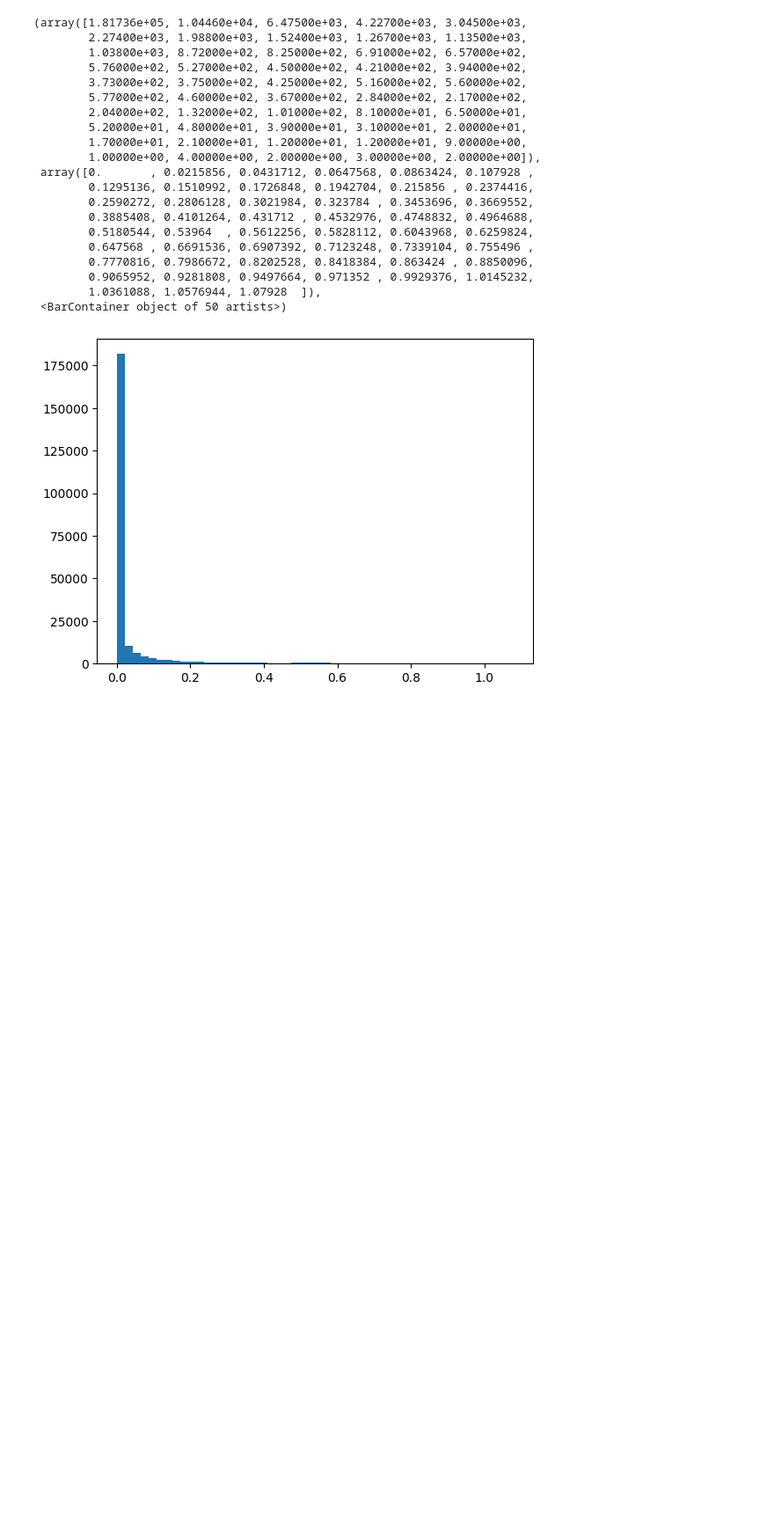
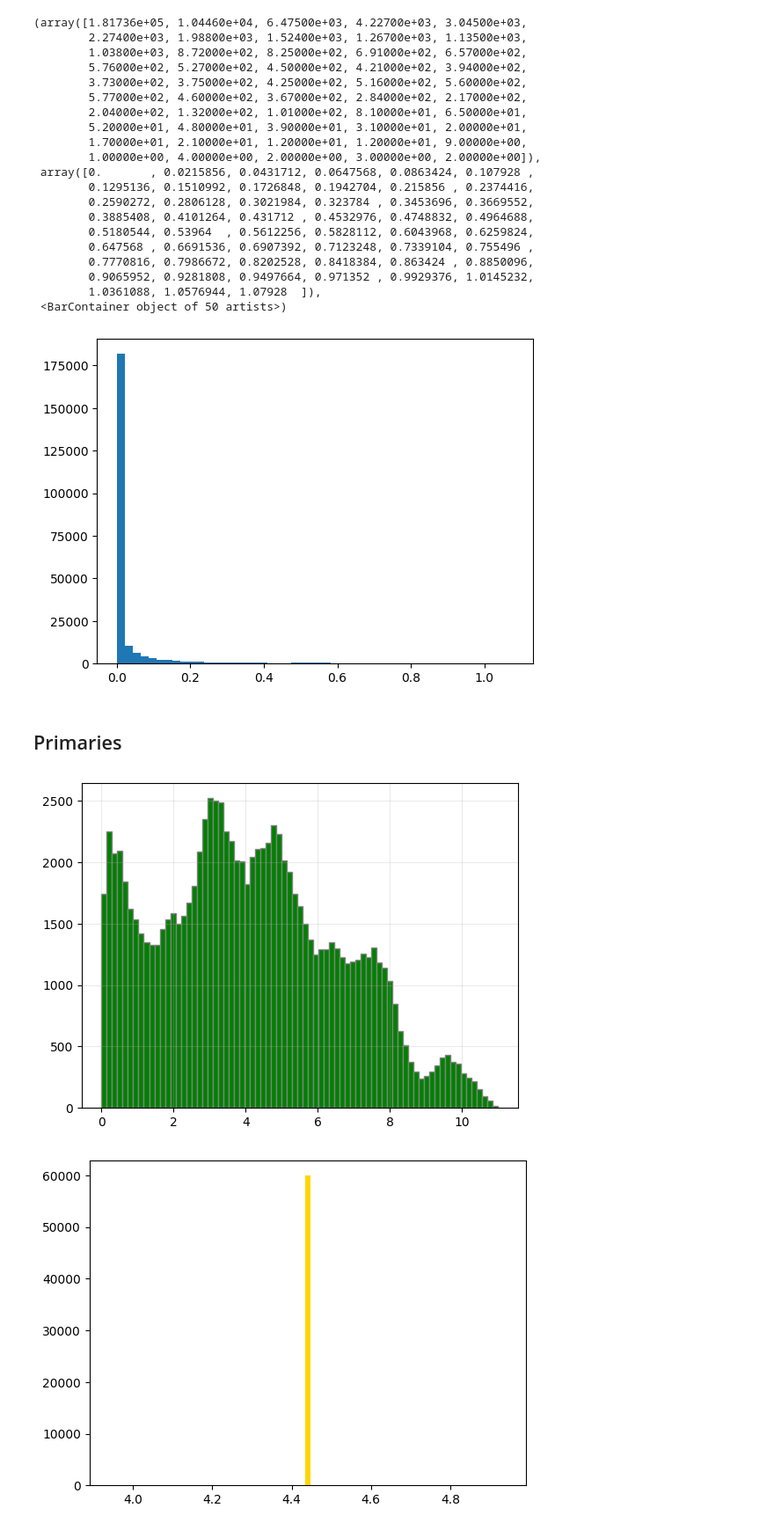
Before and after one commit to nhargy/Phoenix, a Jupyter notebook: Analysis/notebooks/overview.ipynb, the cells around one changed output. Shown at 88% size. Drawn from its saved outputs; the diff is of its cells as text; code cells hidden in the pictures; blank space fills up the shorter version.

```diff
--- a/Analysis/notebooks/overview.ipynb
+++ b/Analysis/notebooks/overview.ipynb
@@ -289,3 +369,29 @@ plt.hist(edep_arr, bins = 50)
         1.0361088, 1.0576944, 1.07928  ]),
  <BarContainer object of 50 artists>)
 [figure]
+# %% [markdown]
+## Primaries
+# %%
+DATA_PATH_PRIM_N = cfg.G4Sims_DIR/"G4P-AmBeCube"/"loc_data"/"dump"/"generated_neutrons.csv"
+DATA_PATH_PRIM_G = cfg.G4Sims_DIR/"G4P-AmBeCube"/"loc_data"/"dump"/"generated_gammas.csv"
+
+df_prim_n = pd.read_csv(DATA_PATH_PRIM_N)
+df_prim_g = pd.read_csv(DATA_PATH_PRIM_G)
+# %%
+energies_neutrons = np.array(df_prim_n["E_MeV"])
+energies_gammas   = np.array(df_prim_g["E_MeV"])
+
+bins = 75
+plt.hist(energies_neutrons,
+         color = 'green',
+         edgecolor = 'grey',
+         bins = bins,
+         density = False)
+plt.grid("on", alpha = 0.25)
+plt.show()
+
+plt.hist(energies_gammas, color = 'gold', bins = bins, density = False)
+plt.show()
+# %% [output]
+[figure, added]
+[figure, added]
```
Also changed, not shown: parts of 6 cells of this notebook, 11 other files.
